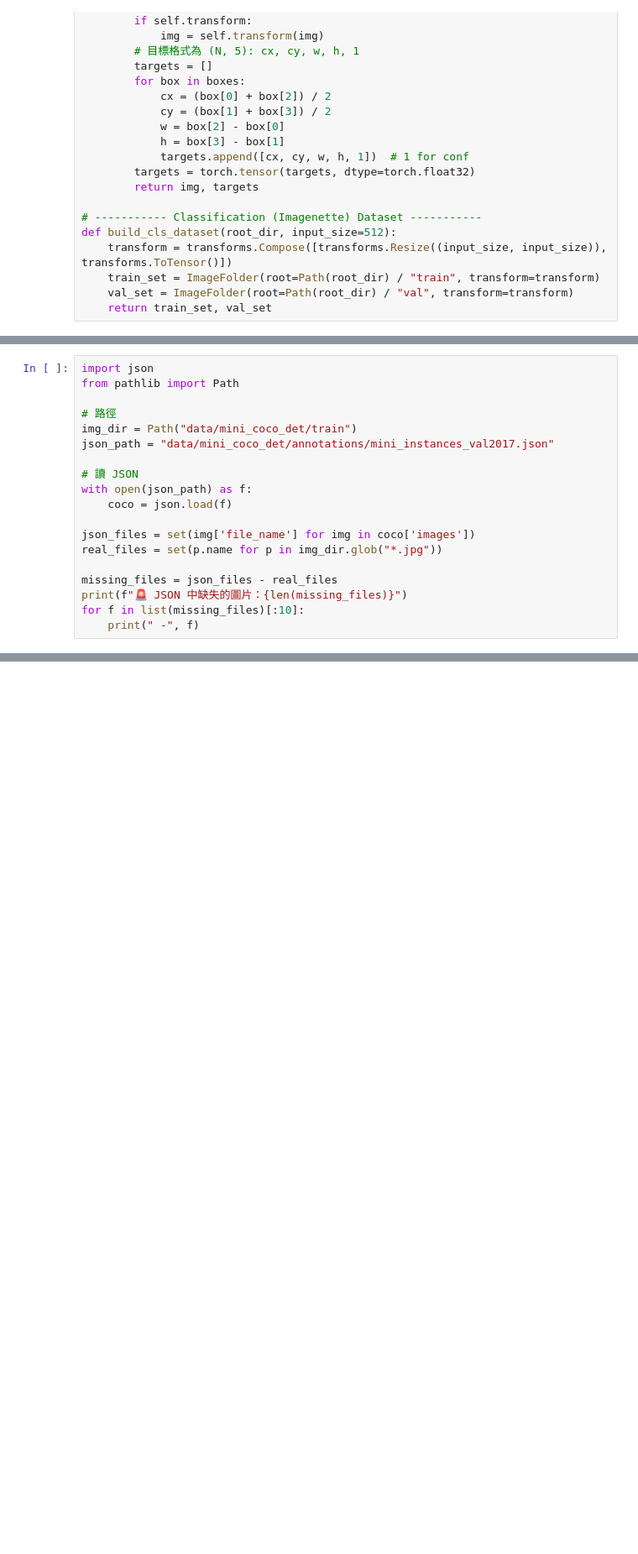
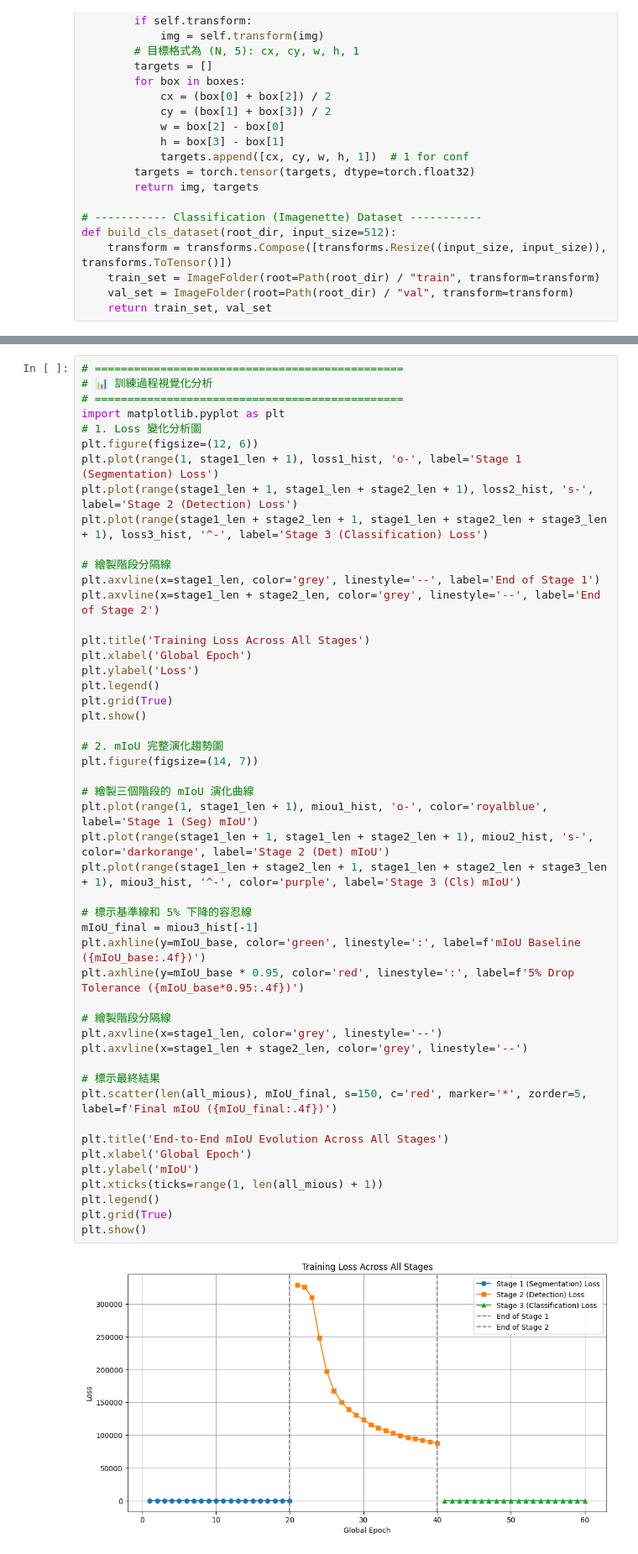
Before and after one commit to Kwannn666/DL_Report2, a Jupyter notebook: DL_Report2.ipynb, the cells around one changed output, grey strips where cells are left out. Shown at 84% size. Drawn from its saved outputs; the diff is of its cells as text; blank space fills up the shorter version.

```diff
--- a/DL_Report2.ipynb
+++ b/DL_Report2.ipynb
@@ -787,19 +1319,0 @@ print(f"已寫入 mini_instances_val2017.json，共有 {len(filtered_images)}
-# %%
-import json
-from pathlib import Path
-
-# 路徑
-img_dir = Path("data/mini_coco_det/train")
-json_path = "data/mini_coco_det/annotations/mini_instances_val2017.json"
-
-# 讀 JSON
-with open(json_path) as f:
-    coco = json.load(f)
-
-json_files = set(img['file_name'] for img in coco['images'])
-real_files = set(p.name for p in img_dir.glob("*.jpg"))
-
-missing_files = json_files - real_files
-print(f"🚨 JSON 中缺失的圖片：{len(missing_files)}")
-for f in list(missing_files)[:10]:
-    print(" -", f)
@@ -807,0 +1908,51 @@ for f in list(missing_files)[:10]:
+# %%
+# ===============================================
+# 📊 訓練過程視覺化分析
+# ===============================================
+import matplotlib.pyplot as plt
+# 1. Loss 變化分析圖
+plt.figure(figsize=(12, 6))
+plt.plot(range(1, stage1_len + 1), loss1_hist, 'o-', label='Stage 1 (Segmentation) Loss')
+plt.plot(range(stage1_len + 1, stage1_len + stage2_len + 1), loss2_hist, 's-', label='Stage 2 (Detection) Loss')
+plt.plot(range(stage1_len + stage2_len + 1, stage1_len + stage2_len + stage3_len + 1), loss3_hist, '^-', label='Stage 3 (Classification) Loss')
+
+# 繪製階段分隔線
+plt.axvline(x=stage1_len, color='grey', linestyle='--', label='End of Stage 1')
+plt.axvline(x=stage1_len + stage2_len, color='grey', linestyle='--', label='End of Stage 2')
+
+plt.title('Training Loss Across All Stages')
+plt.xlabel('Global Epoch')
+plt.ylabel('Loss')
+plt.legend()
+plt.grid(True)
+plt.show()
+
+# 2. mIoU 完整演化趨勢圖
+plt.figure(figsize=(14, 7))
+
+# 繪製三個階段的 mIoU 演化曲線
+plt.plot(range(1, stage1_len + 1), miou1_hist, 'o-', color='royalblue', label='Stage 1 (Seg) mIoU')
+plt.plot(range(stage1_len + 1, stage1_len + stage2_len + 1), miou2_hist, 's-', color='darkorange', label='Stage 2 (Det) mIoU')
+plt.plot(range(stage1_len + stage2_len + 1, stage1_len + stage2_len + stage3_len + 1), miou3_hist, '^-', color='purple', label='Stage 3 (Cls) mIoU')
+
+# 標示基準線和 5% 下降的容忍線
+mIoU_final = miou3_hist[-1]
+plt.axhline(y=mIoU_base, color='green', linestyle=':', label=f'mIoU Baseline ({mIoU_base:.4f})')
+plt.axhline(y=mIoU_base * 0.95, color='red', linestyle=':', label=f'5% Drop Tolerance ({mIoU_base*0.95:.4f})')
+
+# 繪製階段分隔線
+plt.axvline(x=stage1_len, color='grey', linestyle='--')
+plt.axvline(x=stage1_len + stage2_len, color='grey', linestyle='--')
+
+# 標示最終結果
+plt.scatter(len(all_mious), mIoU_final, s=150, c='red', marker='*', zorder=5, label=f'Final mIoU ({mIoU_final:.4f})')
+
+plt.title('End-to-End mIoU Evolution Across All Stages')
+plt.xlabel('Global Epoch')
+plt.ylabel('mIoU')
+plt.xticks(ticks=range(1, len(all_mious) + 1))
+plt.legend()
+plt.grid(True)
+plt.show()
+# %% [output]
+[figure, added]
```
Also changed, not shown: parts of 32 cells of this notebook.
